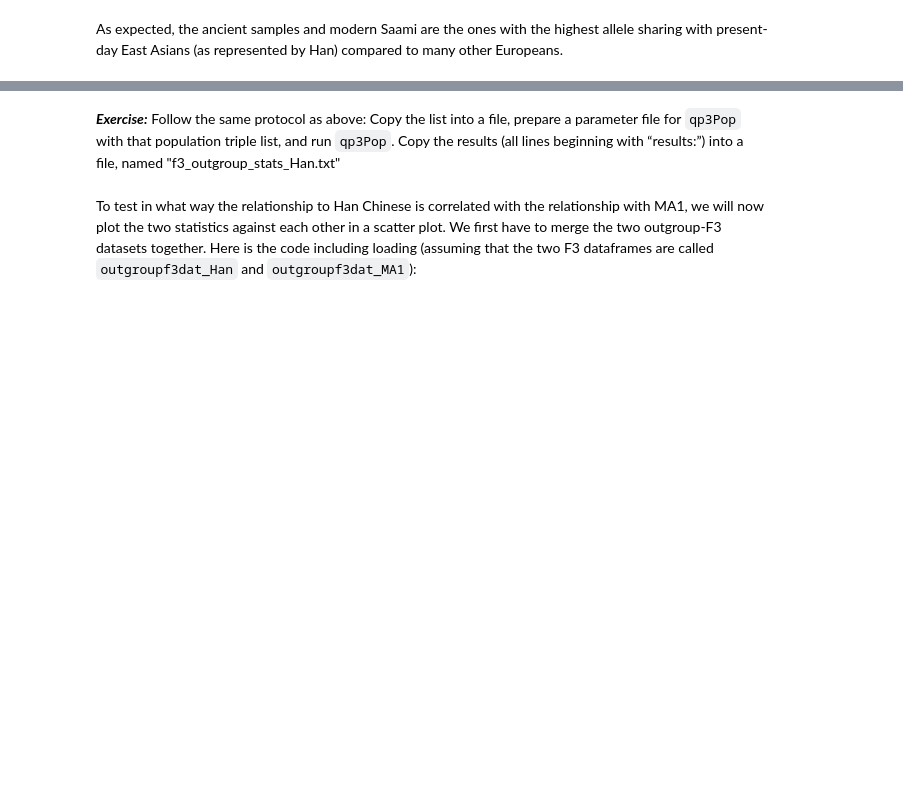
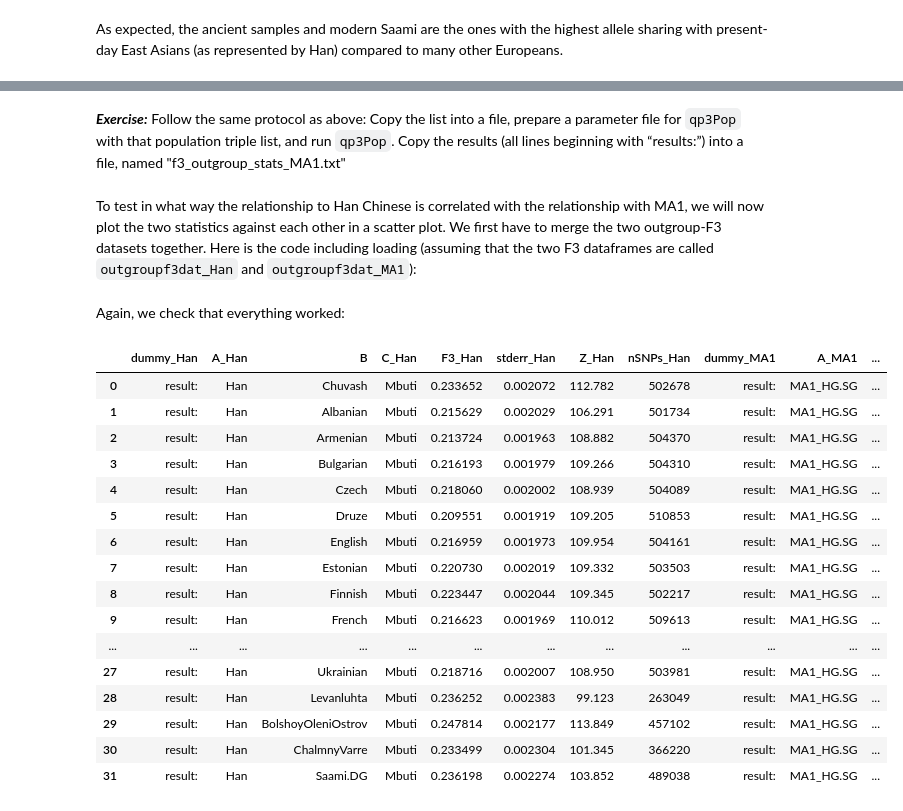
Before and after one commit to Schiffels-Popgen/popgen_course, a Jupyter notebook: 05_pynb_fstatistics.ipynb, the cells around one changed output, grey strips where cells are left out. Cells and saved outputs as stored; diff of their text form; code cells hidden in the pictures; blank space fills up the shorter version.

```diff
--- a/05_pynb_fstatistics.ipynb
+++ b/05_pynb_fstatistics.ipynb
@@ -304,4 +306,4 @@ OK, so we now know that ancestry related to Native Americans contributed to Euro
 # %% [markdown]
-***Exercise:*** Follow the same protocol as above: Copy the list into a file, prepare a parameter file for `qp3Pop` with that population triple list, and run `qp3Pop`. Copy the results (all lines beginning with “results:”) into a file, named "f3_outgroup_stats_Han.txt"
+***Exercise:*** Follow the same protocol as above: Copy the list into a file, prepare a parameter file for `qp3Pop` with that population triple list, and run `qp3Pop`. Copy the results (all lines beginning with “results:”) into a file, named "f3_outgroup_stats_MA1.txt"
 # %% [markdown]
 To test in what way the relationship to Han Chinese is correlated with the relationship with MA1, we will now plot the two statistics against each other in a scatter plot. We first have to merge the two outgroup-F3 datasets together. Here is the code including loading (assuming that the two F3 dataframes are called `outgroupf3dat_Han` and `outgroupf3dat_MA1`):
@@ -307,0 +319,22 @@ To test in what way the relationship to Han Chinese is correlated with the relat
+# %% [markdown]
+Again, we check that everything worked:
+# %%
+outgroupf3dat_merged
+# %% [output]
+|  | dummy_Han | A_Han | B | C_Han | F3_Han | stderr_Han | Z_Han | nSNPs_Han | dummy_MA1 | A_MA1 | ... |
+| 0 | result: | Han | Chuvash | Mbuti | 0.233652 | 0.002072 | 112.782 | 502678 | result: | MA1_HG.SG | ... |
+| 1 | result: | Han | Albanian | Mbuti | 0.215629 | 0.002029 | 106.291 | 501734 | result: | MA1_HG.SG | ... |
+| 2 | result: | Han | Armenian | Mbuti | 0.213724 | 0.001963 | 108.882 | 504370 | result: | MA1_HG.SG | ... |
+| 3 | result: | Han | Bulgarian | Mbuti | 0.216193 | 0.001979 | 109.266 | 504310 | result: | MA1_HG.SG | ... |
+| 4 | result: | Han | Czech | Mbuti | 0.218060 | 0.002002 | 108.939 | 504089 | result: | MA1_HG.SG | ... |
+| 5 | result: | Han | Druze | Mbuti | 0.209551 | 0.001919 | 109.205 | 510853 | result: | MA1_HG.SG | ... |
+| 6 | result: | Han | English | Mbuti | 0.216959 | 0.001973 | 109.954 | 504161 | result: | MA1_HG.SG | ... |
+| 7 | result: | Han | Estonian | Mbuti | 0.220730 | 0.002019 | 109.332 | 503503 | result: | MA1_HG.SG | ... |
+| 8 | result: | Han | Finnish | Mbuti | 0.223447 | 0.002044 | 109.345 | 502217 | result: | MA1_HG.SG | ... |
+| 9 | result: | Han | French | Mbuti | 0.216623 | 0.001969 | 110.012 | 509613 | result: | MA1_HG.SG | ... |
+| ... | ... | ... | ... | ... | ... | ... | ... | ... | ... | ... | ... |
+| 27 | result: | Han | Ukrainian | Mbuti | 0.218716 | 0.002007 | 108.950 | 503981 | result: | MA1_HG.SG | ... |
+| 28 | result: | Han | Levanluhta | Mbuti | 0.236252 | 0.002383 | 99.123 | 263049 | result: | MA1_HG.SG | ... |
+| 29 | result: | Han | BolshoyOleniOstrov | Mbuti | 0.247814 | 0.002177 | 113.849 | 457102 | result: | MA1_HG.SG | ... |
+| 30 | result: | Han | ChalmnyVarre | Mbuti | 0.233499 | 0.002304 | 101.345 | 366220 | result: | MA1_HG.SG | ... |
+| 31 | result: | Han | Saami.DG | Mbuti | 0.236198 | 0.002274 | 103.852 | 489038 | result: | MA1_HG.SG | ... |
```
Also changed, not shown: parts of 12 cells of this notebook, 6 other files.
